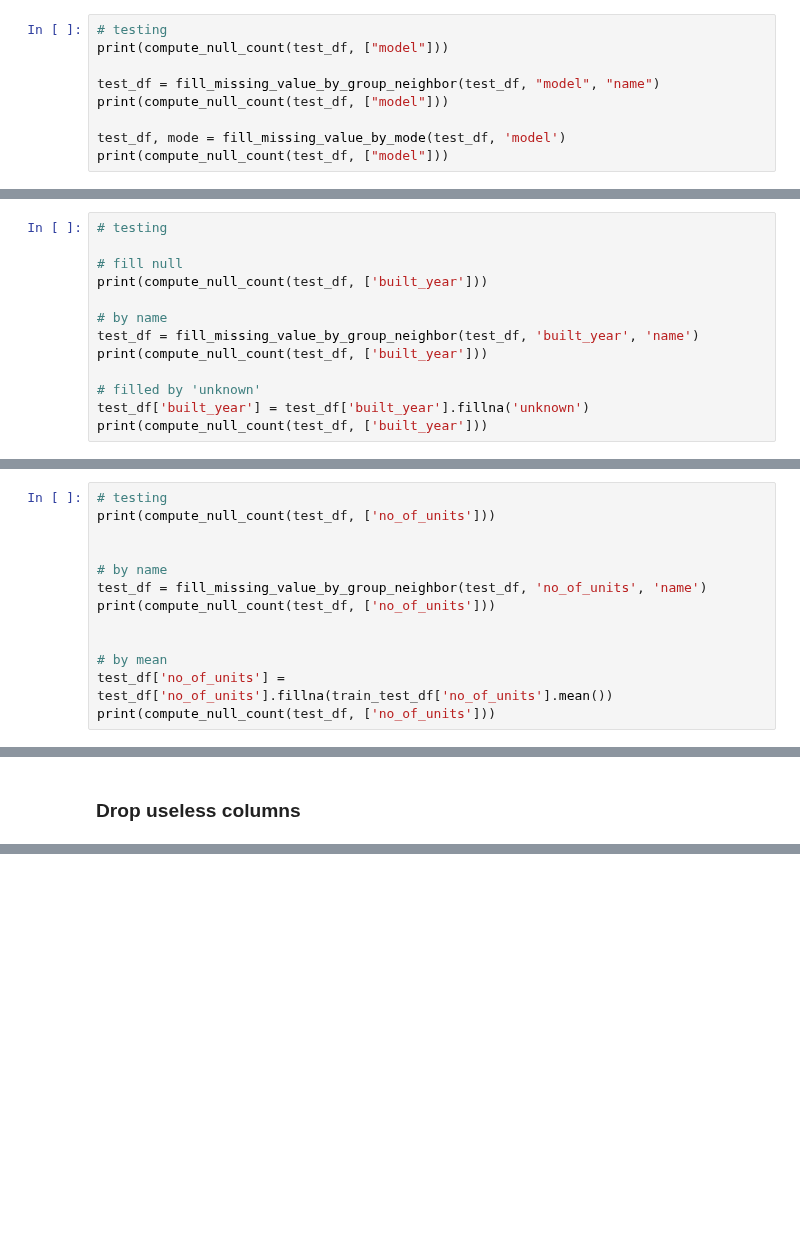
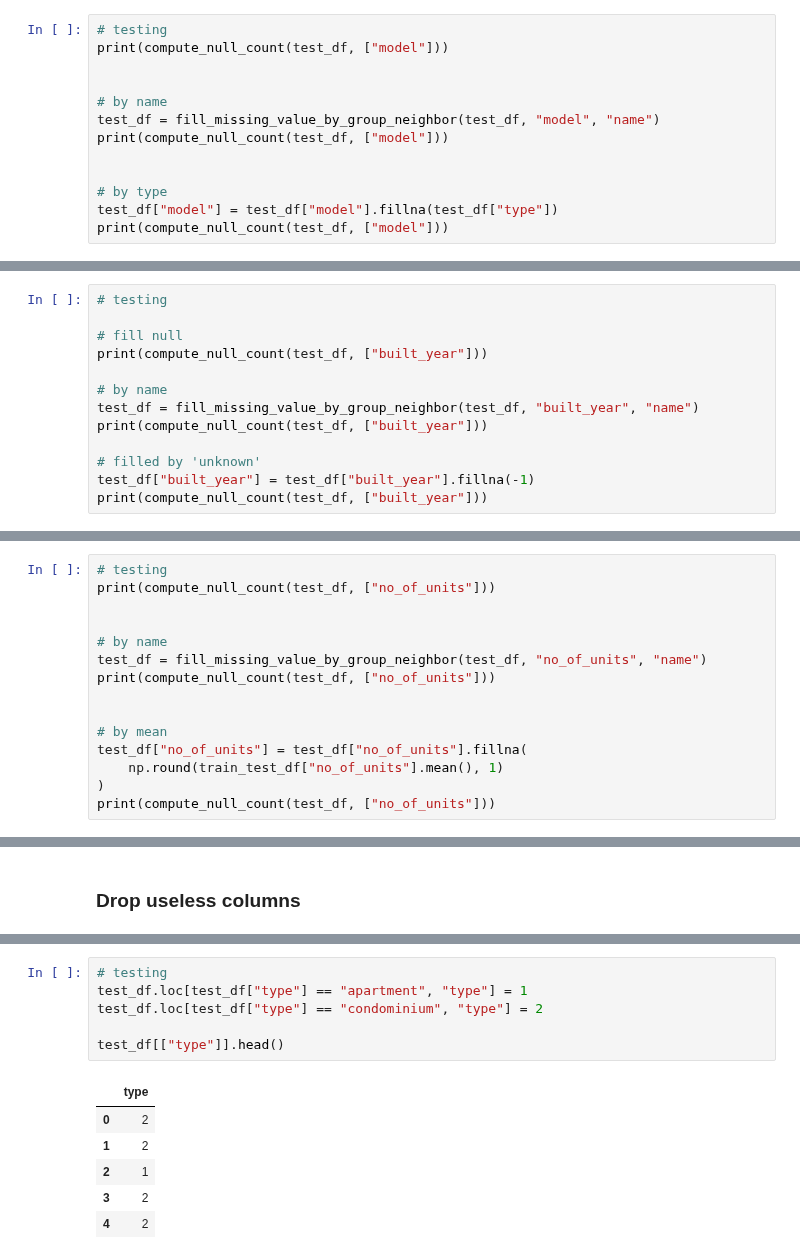
Before and after one commit to luoxiangyi222/cs5228-team-not-found, a Jupyter notebook: cs5228_project_lxy.ipynb, the cells around one changed output, grey strips where cells are left out. Saved outputs shown, nothing was run; the diff lists cells and outputs as text; blank space fills up the shorter version.

```diff
--- a/cs5228_project_lxy.ipynb
+++ b/cs5228_project_lxy.ipynb
@@ -111,9 +208,13 @@ dtype: int64
 # testing
 print(compute_null_count(test_df, ["model"]))
 
+
+# by name
 test_df = fill_missing_value_by_group_neighbor(test_df, "model", "name")
 print(compute_null_count(test_df, ["model"]))
 
-test_df, mode = fill_missing_value_by_mode(test_df, 'model')
+
+# by type
+test_df["model"] = test_df["model"].fillna(test_df["type"])
 print(compute_null_count(test_df, ["model"]))
 # %% [output]
@@ -311,12 +475,12 @@ print(compute_null_count(train_df, ['built_year']))
 # testing
 
 # fill null
-print(compute_null_count(test_df, ['built_year']))
+print(compute_null_count(test_df, ["built_year"]))
 
 # by name
-test_df = fill_missing_value_by_group_neighbor(test_df, 'built_year', 'name')
-print(compute_null_count(test_df, ['built_year']))
+test_df = fill_missing_value_by_group_neighbor(test_df, "built_year", "name")
+print(compute_null_count(test_df, ["built_year"]))
 
 # filled by 'unknown'
-test_df['built_year'] = test_df['built_year'].fillna('unknown')
-print(compute_null_count(test_df, ['built_year']))
+test_df["built_year"] = test_df["built_year"].fillna(-1)
+print(compute_null_count(test_df, ["built_year"]))
@@ -338,13 +516,15 @@ print(compute_null_count(train_df, ['no_of_units']))
 # %%
 # testing
-print(compute_null_count(test_df, ['no_of_units']))
+print(compute_null_count(test_df, ["no_of_units"]))
 
 
 # by name
-test_df = fill_missing_value_by_group_neighbor(test_df, 'no_of_units', 'name')
-print(compute_null_count(test_df, ['no_of_units']))
+test_df = fill_missing_value_by_group_neighbor(test_df, "no_of_units", "name")
+print(compute_null_count(test_df, ["no_of_units"]))
 
 
 # by mean
-test_df['no_of_units'] = test_df['no_of_units'].fillna(train_test_df['no_of_units'].mean())
-print(compute_null_count(test_df, ['no_of_units']))
+test_df["no_of_units"] = test_df["no_of_units"].fillna(
+    np.round(train_test_df["no_of_units"].mean(), 1)
+)
+print(compute_null_count(test_df, ["no_of_units"]))
@@ -394,0 +696,13 @@ num_feature_names = [train_df.dtypes.index[i] for i in range(train_df.shape[1])
+# %%
+# testing
+test_df.loc[test_df["type"] == "apartment", "type"] = 1
+test_df.loc[test_df["type"] == "condominium", "type"] = 2
+
+test_df[["type"]].head()
+# %% [output]
+|  | type |
+| 0 | 2 |
+| 1 | 2 |
+| 2 | 1 |
+| 3 | 2 |
+| 4 | 2 |
```
Also changed, not shown: parts of 61 cells of this notebook, 4 other files.
